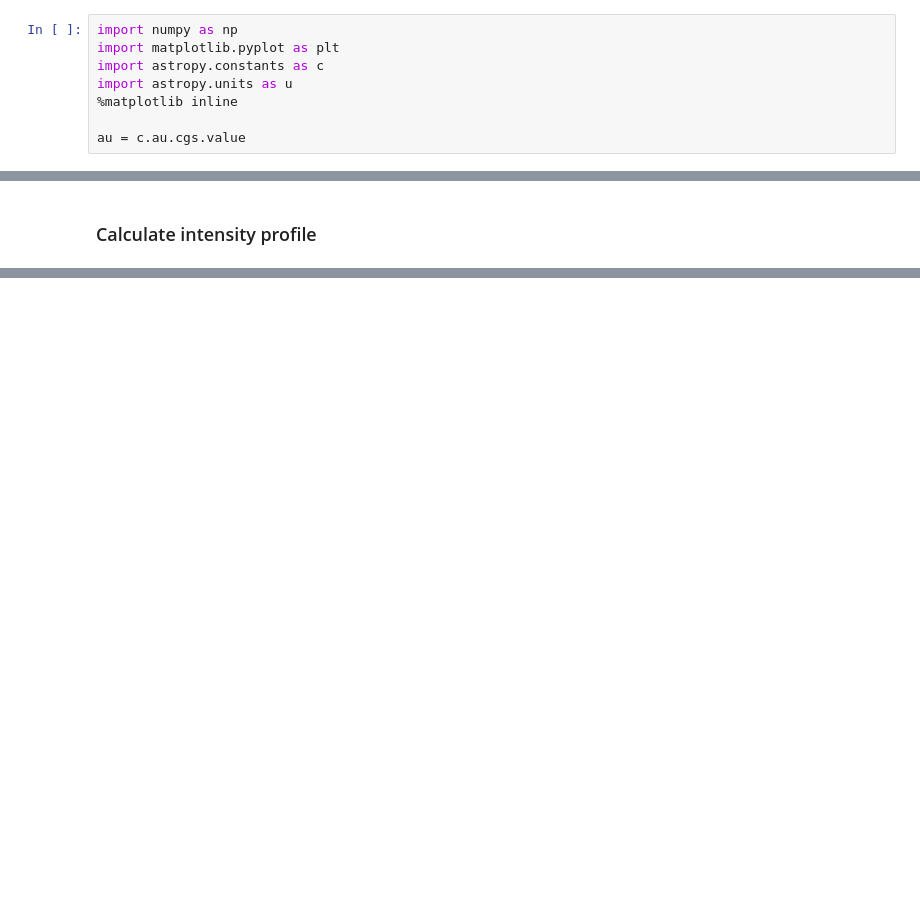
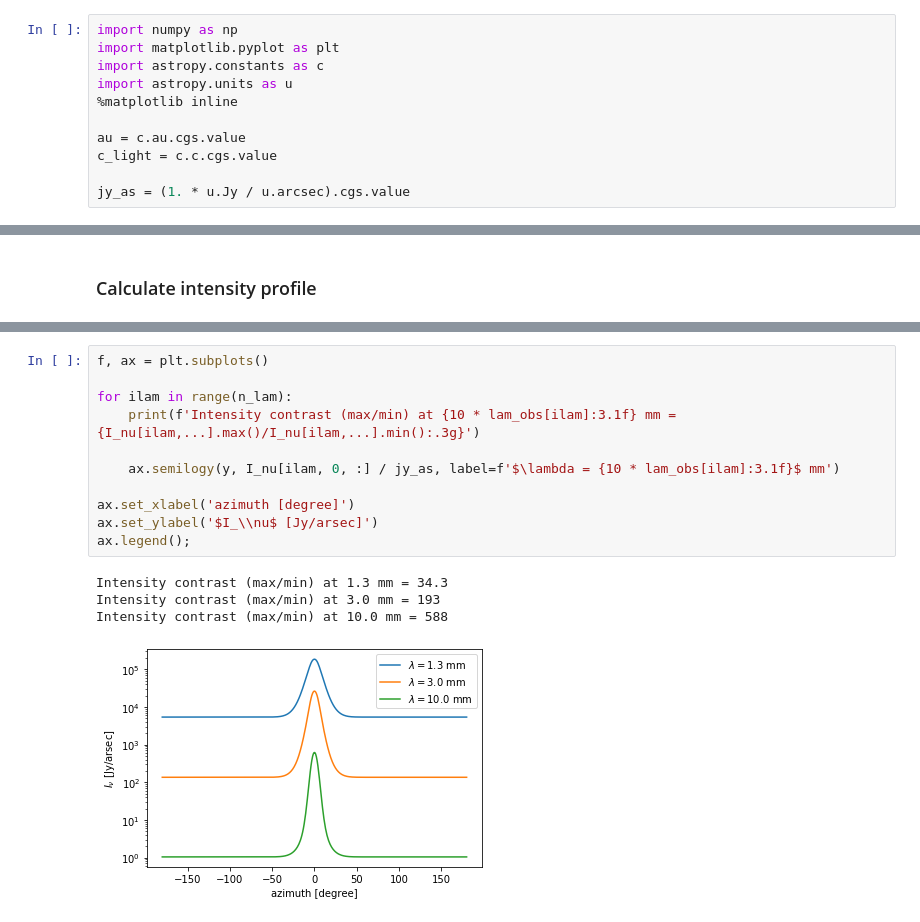
Before and after one commit to birnstiel/azimuthal_profile, a Jupyter notebook: notebooks/azimuthal.ipynb, the cells around one changed output, grey strips where cells are left out. Drawn from its saved outputs; the diff is of its cells as text; blank space fills up the shorter version.

Commit message:
updated notebook to calculate intensity profile

```diff
--- a/notebooks/azimuthal.ipynb
+++ b/notebooks/azimuthal.ipynb
@@ -8,3 +8,6 @@ import astropy.units as u
 %matplotlib inline
 
 au = c.au.cgs.value
+c_light = c.c.cgs.value
+
+jy_as = (1. * u.Jy / u.arcsec).cgs.value
@@ -104,0 +123,16 @@ ax.set_title(f'opacity at {10 * lam_obs:.2g} mm');
+# %%
+f, ax = plt.subplots()
+
+for ilam in range(n_lam):
+    print(f'Intensity contrast (max/min) at {10 * lam_obs[ilam]:3.1f} mm = {I_nu[ilam,...].max()/I_nu[ilam,...].min():.3g}')
+
+    ax.semilogy(y, I_nu[ilam, 0, :] / jy_as, label=f'$\lambda = {10 * lam_obs[ilam]:3.1f}$ mm')
+
+ax.set_xlabel('azimuth [degree]')
+ax.set_ylabel('$I_\\nu$ [Jy/arsec]')
+ax.legend();
+# %% [output]
+Intensity contrast (max/min) at 1.3 mm = 34.3
+Intensity contrast (max/min) at 3.0 mm = 193
+Intensity contrast (max/min) at 10.0 mm = 588
+[figure, added]
```
Also changed, not shown: parts of 9 cells of this notebook.
